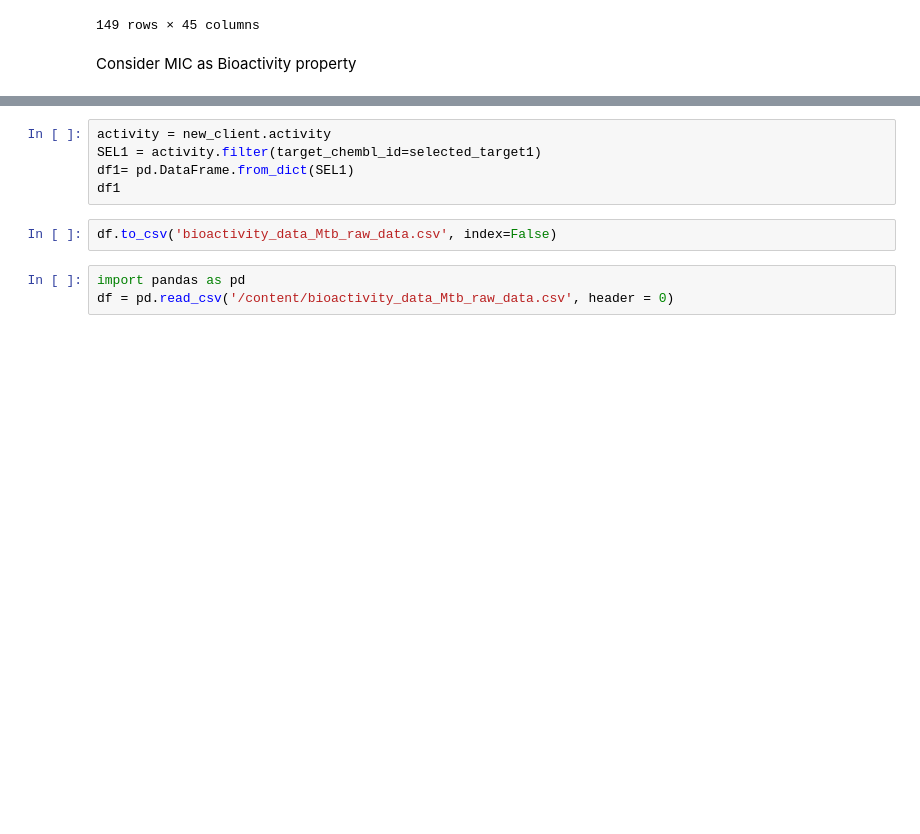
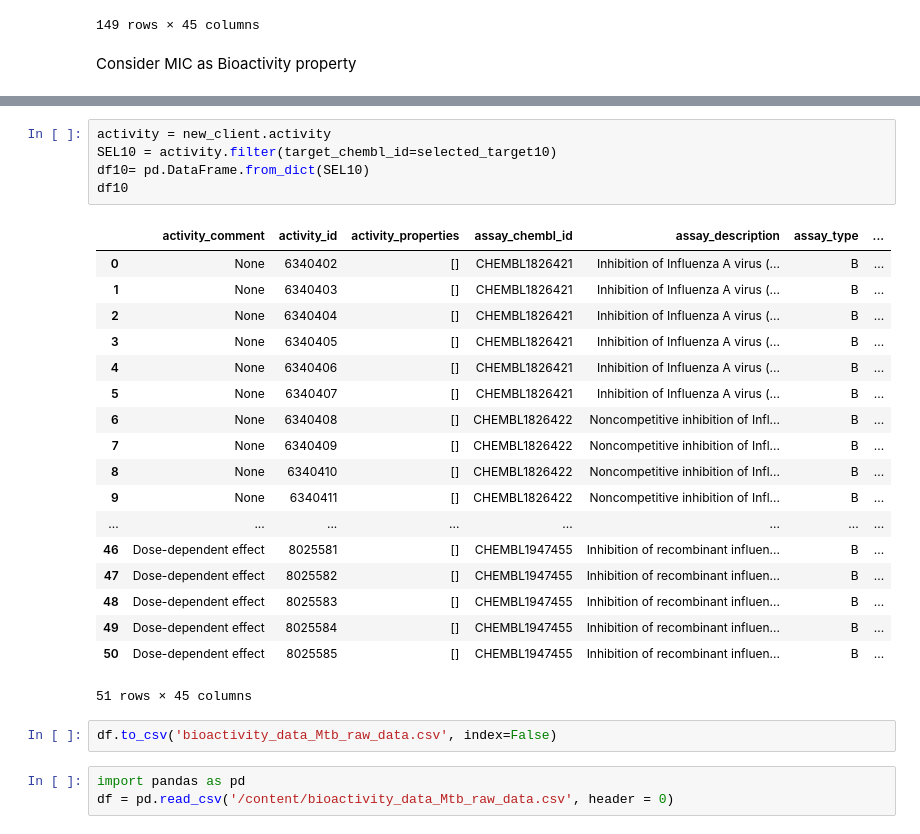
Before and after one commit to Jahan08/hERG-web-app, a Jupyter notebook: NA_INA_data_manipulation.ipynb, the cells around one changed output, grey strips where cells are left out. Drawn from its saved outputs; the diff is of its cells as text; blank space fills up the shorter version.

```diff
--- a/NA_INA_data_manipulation.ipynb
+++ b/NA_INA_data_manipulation.ipynb
@@ -162,8 +296,27 @@ df1
 # %%
 activity = new_client.activity
-SEL1 = activity.filter(target_chembl_id=selected_target1)
-df1= pd.DataFrame.from_dict(SEL1)
-df1
+SEL10 = activity.filter(target_chembl_id=selected_target10)
+df10= pd.DataFrame.from_dict(SEL10)
+df10
+# %% [output]
+|  | activity_comment | activity_id | activity_properties | assay_chembl_id | assay_description | assay_type | ... |
+| 0 | None | 6340402 | [] | CHEMBL1826421 | Inhibition of Influenza A virus (... | B | ... |
+| 1 | None | 6340403 | [] | CHEMBL1826421 | Inhibition of Influenza A virus (... | B | ... |
+| 2 | None | 6340404 | [] | CHEMBL1826421 | Inhibition of Influenza A virus (... | B | ... |
+| 3 | None | 6340405 | [] | CHEMBL1826421 | Inhibition of Influenza A virus (... | B | ... |
+| 4 | None | 6340406 | [] | CHEMBL1826421 | Inhibition of Influenza A virus (... | B | ... |
+| 5 | None | 6340407 | [] | CHEMBL1826421 | Inhibition of Influenza A virus (... | B | ... |
+| 6 | None | 6340408 | [] | CHEMBL1826422 | Noncompetitive inhibition of Infl... | B | ... |
+| 7 | None | 6340409 | [] | CHEMBL1826422 | Noncompetitive inhibition of Infl... | B | ... |
+| 8 | None | 6340410 | [] | CHEMBL1826422 | Noncompetitive inhibition of Infl... | B | ... |
+| 9 | None | 6340411 | [] | CHEMBL1826422 | Noncompetitive inhibition of Infl... | B | ... |
+| ... | ... | ... | ... | ... | ... | ... | ... |
+| 46 | Dose-dependent effect | 8025581 | [] | CHEMBL1947455 | Inhibition of recombinant influen... | B | ... |
+| 47 | Dose-dependent effect | 8025582 | [] | CHEMBL1947455 | Inhibition of recombinant influen... | B | ... |
+| 48 | Dose-dependent effect | 8025583 | [] | CHEMBL1947455 | Inhibition of recombinant influen... | B | ... |
+| 49 | Dose-dependent effect | 8025584 | [] | CHEMBL1947455 | Inhibition of recombinant influen... | B | ... |
+| 50 | Dose-dependent effect | 8025585 | [] | CHEMBL1947455 | Inhibition of recombinant influen... | B | ... |
+51 rows × 45 columns
 # %%
 df.to_csv('bioactivity_data_Mtb_raw_data.csv', index=False)
 # %%
```
Also changed, not shown: parts of 15 cells of this notebook.
